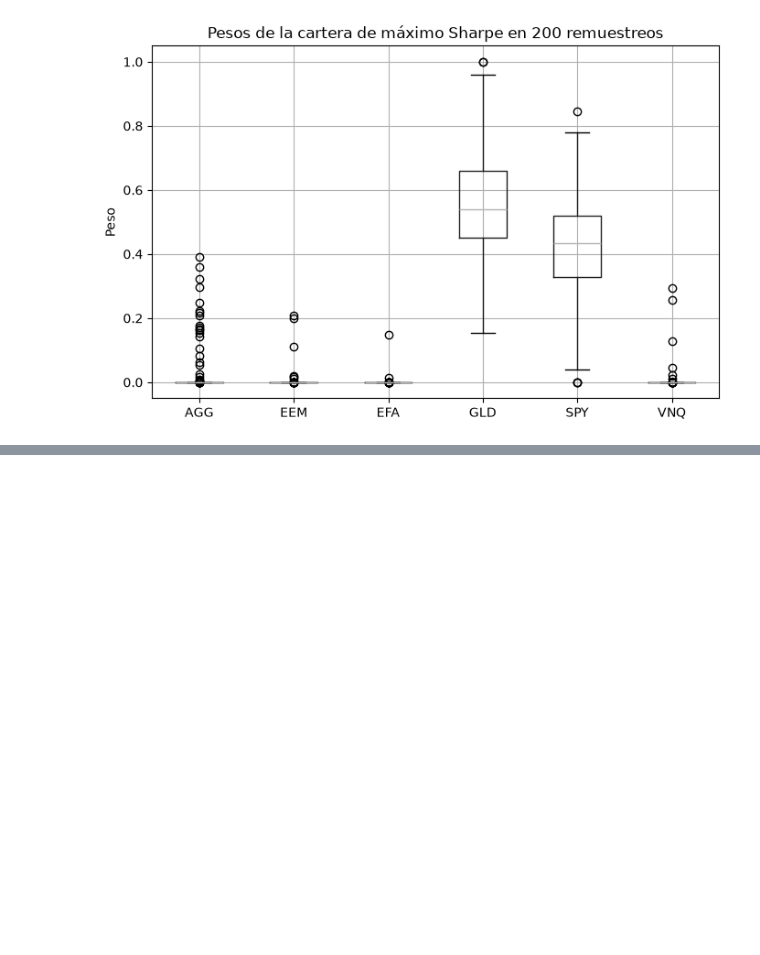
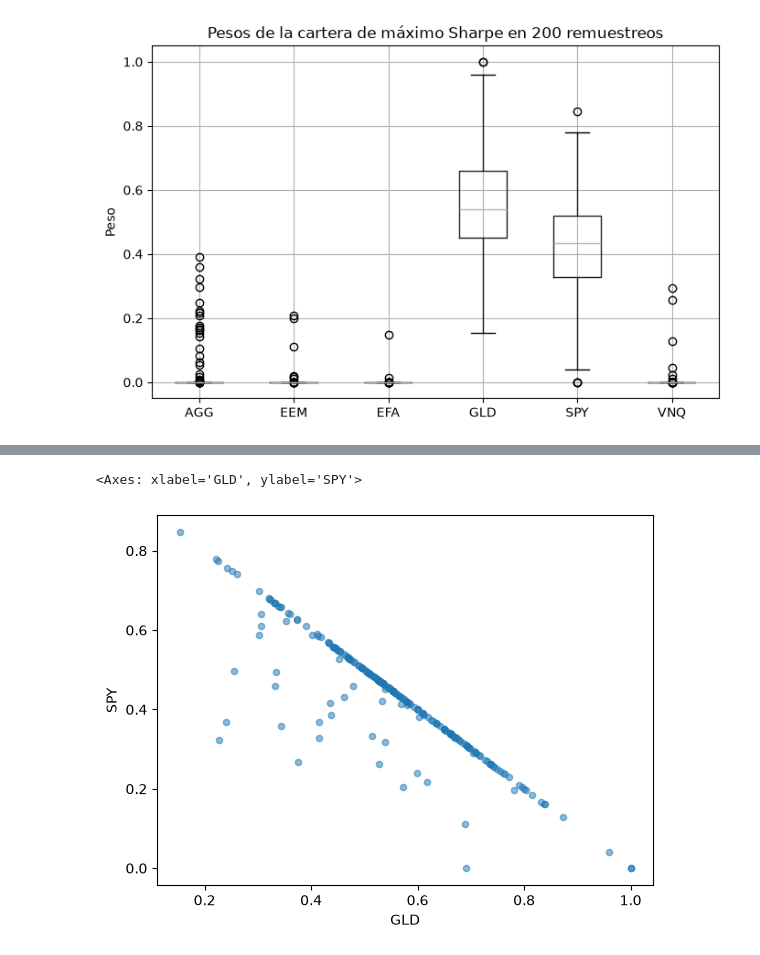
Before and after one commit to mnayala100/proyecto-cartera-markowitz, a Jupyter notebook: notebooks/05_incertidumbre.ipynb, the cells around one changed output, grey strips where cells are left out. Drawn from its saved outputs; the diff is of its cells as text; code cells hidden in the pictures; blank space fills up the shorter version.

```diff
--- a/notebooks/05_incertidumbre.ipynb
+++ b/notebooks/05_incertidumbre.ipynb
@@ -68,0 +93,5 @@ plt.show()
+# %%
+pesos_boot.plot.scatter(x="GLD", y="SPY", alpha=0.5)
+# %% [output]
+<Axes: xlabel='GLD', ylabel='SPY'>
+[figure, added]
```
Also changed, not shown: parts of 19 cells of this notebook, 1 other file.
